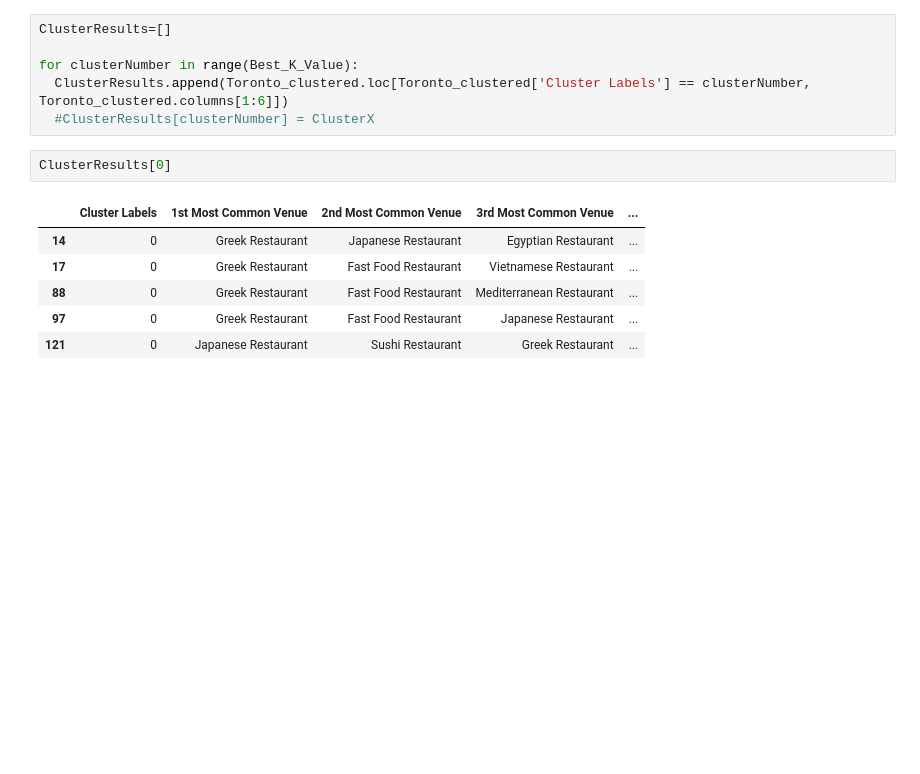
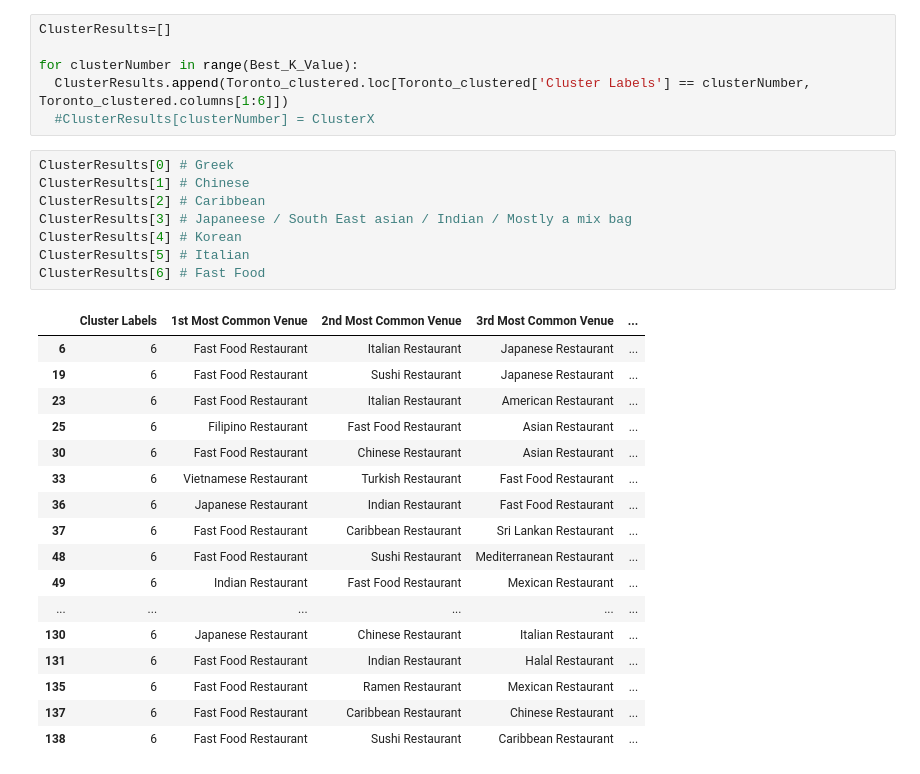
Before and after one commit to agprasanna/Coursera_Capstone, a Jupyter notebook: Opening_an_Indian_Restaurant_in_Toronto.ipynb, the cells around one changed output. Drawn from its saved outputs; the diff is of its cells as text; blank space fills up the shorter version.

```diff
--- a/Opening_an_Indian_Restaurant_in_Toronto.ipynb
+++ b/Opening_an_Indian_Restaurant_in_Toronto.ipynb
@@ -643,12 +643,29 @@ ClusterResults=[]
 for clusterNumber in range(Best_K_Value):
   ClusterResults.append(Toronto_clustered.loc[Toronto_clustered['Cluster Labels'] == clusterNumber, Toronto_clustered.columns[1:6]])
   #ClusterResults[clusterNumber] = ClusterX
-# %%
-ClusterResults[0]
-# %% [output]
-|  | Cluster Labels | 1st Most Common Venue | 2nd Most Common Venue | 3rd Most Common Venue | ... |
-| 14 | 0 | Greek Restaurant | Japanese Restaurant | Egyptian Restaurant | ... |
-| 17 | 0 | Greek Restaurant | Fast Food Restaurant | Vietnamese Restaurant | ... |
-| 88 | 0 | Greek Restaurant | Fast Food Restaurant | Mediterranean Restaurant | ... |
-| 97 | 0 | Greek Restaurant | Fast Food Restaurant | Japanese Restaurant | ... |
-| 121 | 0 | Japanese Restaurant | Sushi Restaurant | Greek Restaurant | ... |
+# %%
+ClusterResults[0] # Greek
+ClusterResults[1] # Chinese
+ClusterResults[2] # Caribbean
+ClusterResults[3] # Japaneese / South East asian / Indian / Mostly a mix bag
+ClusterResults[4] # Korean
+ClusterResults[5] # Italian
+ClusterResults[6] # Fast Food
+# %% [output]
+|  | Cluster Labels | 1st Most Common Venue | 2nd Most Common Venue | 3rd Most Common Venue | ... |
+| 6 | 6 | Fast Food Restaurant | Italian Restaurant | Japanese Restaurant | ... |
+| 19 | 6 | Fast Food Restaurant | Sushi Restaurant | Japanese Restaurant | ... |
+| 23 | 6 | Fast Food Restaurant | Italian Restaurant | American Restaurant | ... |
+| 25 | 6 | Filipino Restaurant | Fast Food Restaurant | Asian Restaurant | ... |
+| 30 | 6 | Fast Food Restaurant | Chinese Restaurant | Asian Restaurant | ... |
+| 33 | 6 | Vietnamese Restaurant | Turkish Restaurant | Fast Food Restaurant | ... |
+| 36 | 6 | Japanese Restaurant | Indian Restaurant | Fast Food Restaurant | ... |
+| 37 | 6 | Fast Food Restaurant | Caribbean Restaurant | Sri Lankan Restaurant | ... |
+| 48 | 6 | Fast Food Restaurant | Sushi Restaurant | Mediterranean Restaurant | ... |
+| 49 | 6 | Indian Restaurant | Fast Food Restaurant | Mexican Restaurant | ... |
+| ... | ... | ... | ... | ... | ... |
+| 130 | 6 | Japanese Restaurant | Chinese Restaurant | Italian Restaurant | ... |
+| 131 | 6 | Fast Food Restaurant | Indian Restaurant | Halal Restaurant | ... |
+| 135 | 6 | Fast Food Restaurant | Ramen Restaurant | Mexican Restaurant | ... |
+| 137 | 6 | Fast Food Restaurant | Caribbean Restaurant | Chinese Restaurant | ... |
+| 138 | 6 | Fast Food Restaurant | Sushi Restaurant | Caribbean Restaurant | ... |
```
Also changed, not shown: parts of 1 cell of this notebook.
